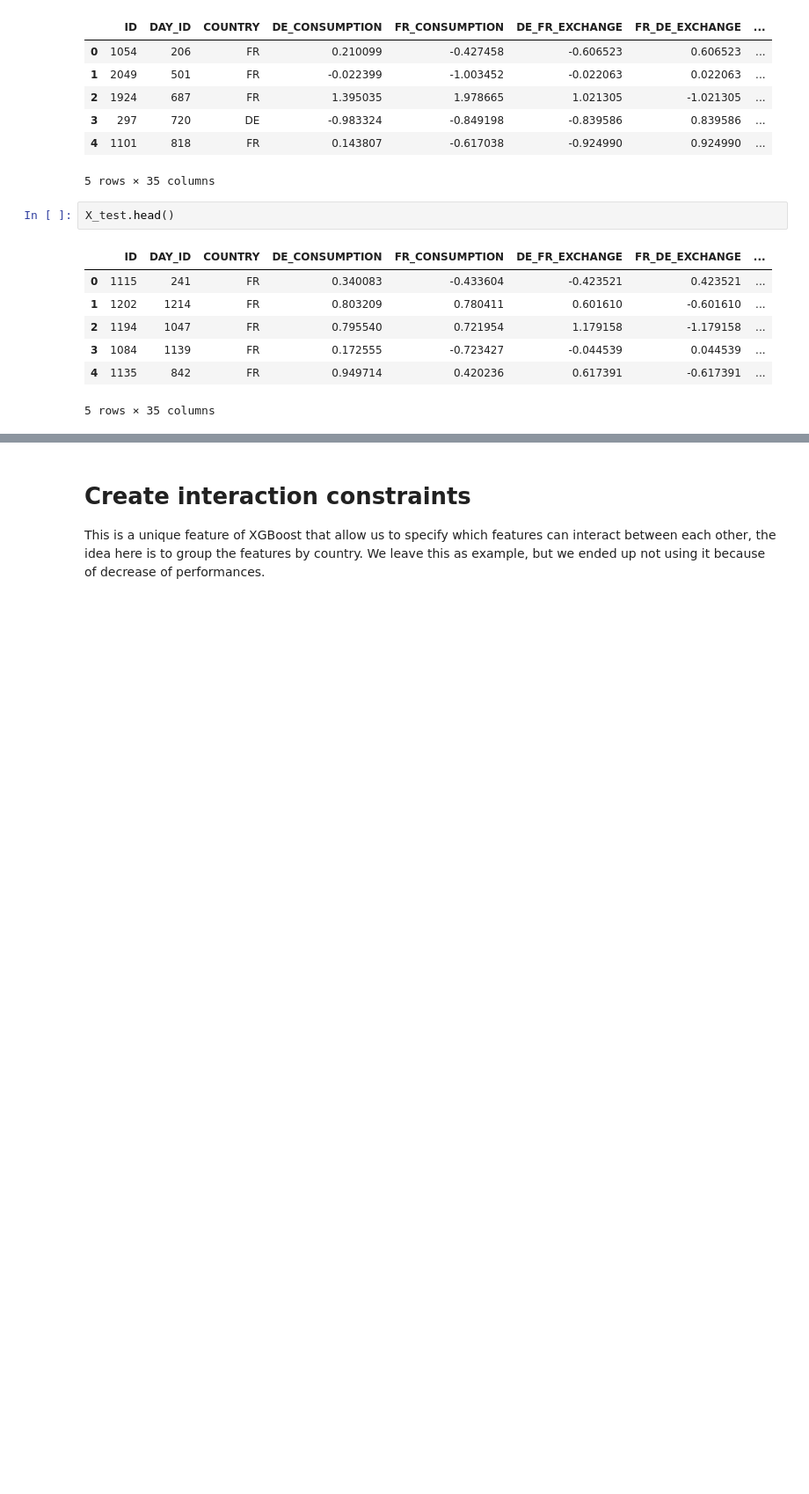
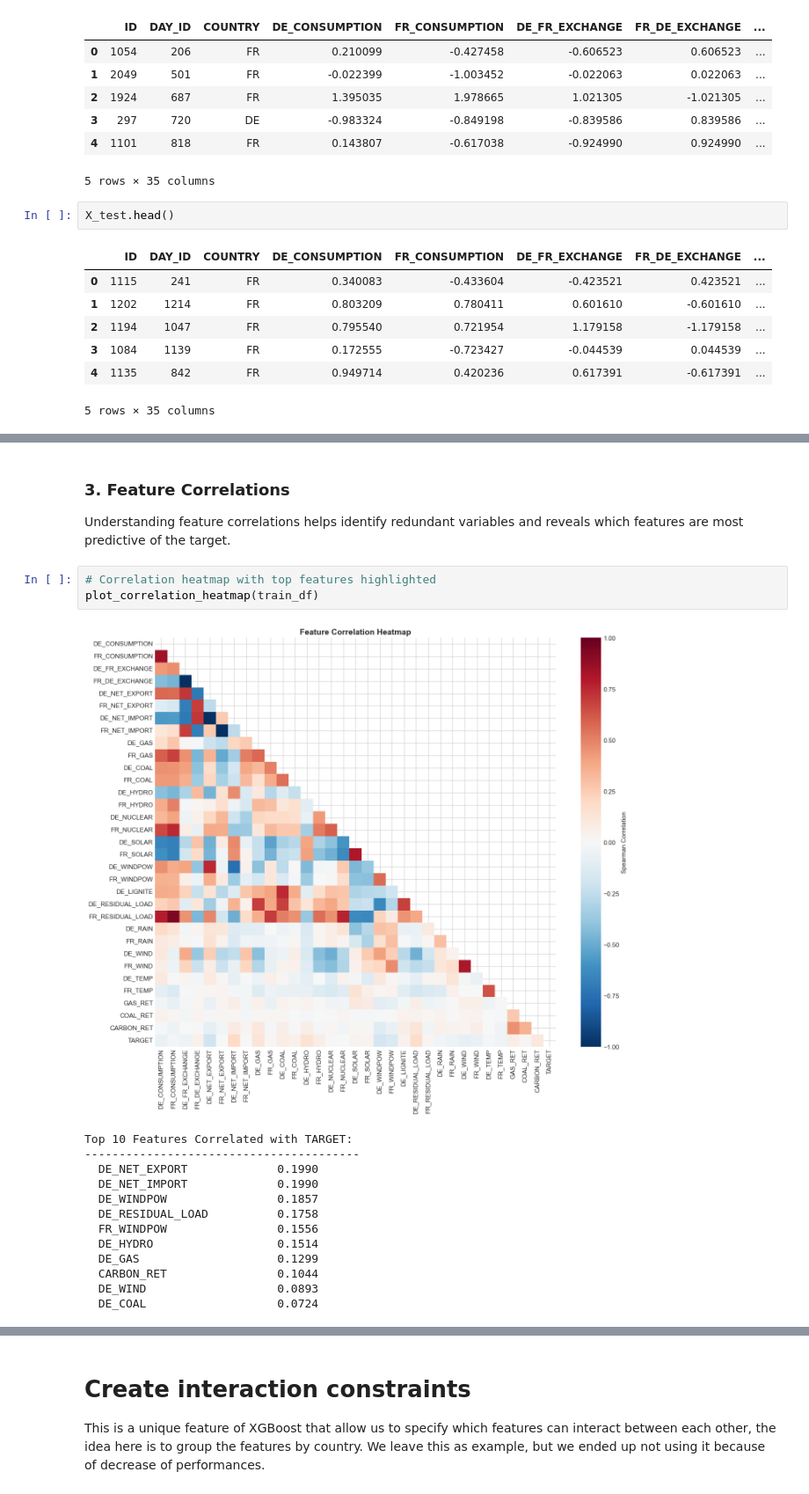
Before and after one commit to Claudio-Me/QRT_energy, a Jupyter notebook: supp_material/Benchmark_QRT_en.ipynb, the cells around one changed output, grey strips where cells are left out. Shown at 88% size. Drawn from its saved outputs; the diff is of its cells as text; blank space fills up the shorter version.

```diff
--- a/supp_material/Benchmark_QRT_en.ipynb
+++ b/supp_material/Benchmark_QRT_en.ipynb
@@ -135,0 +350,21 @@ CARBON_RET                0     0.000000
+# %% [markdown]
+### 3. Feature Correlations
+
+Understanding feature correlations helps identify redundant variables and reveals which features are most predictive of the target.
+# %%
+# Correlation heatmap with top features highlighted
+plot_correlation_heatmap(train_df)
+# %% [output]
+[figure, added]
+Top 10 Features Correlated with TARGET:
+----------------------------------------
+  DE_NET_EXPORT             0.1990
+  DE_NET_IMPORT             0.1990
+  DE_WINDPOW                0.1857
+  DE_RESIDUAL_LOAD          0.1758
+  FR_WINDPOW                0.1556
+  DE_HYDRO                  0.1514
+  DE_GAS                    0.1299
+  CARBON_RET                0.1044
+  DE_WIND                   0.0893
+  DE_COAL                   0.0724
```
Also changed, not shown: parts of 45 cells of this notebook, 1 other file.
